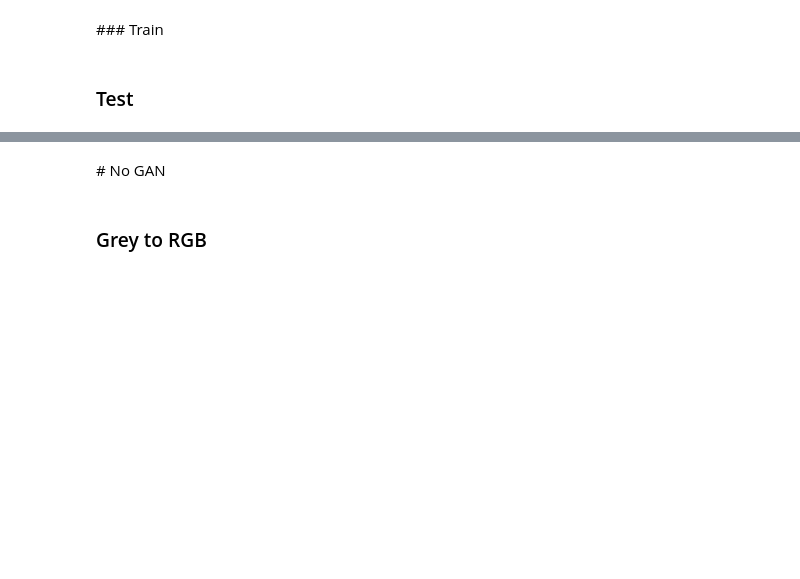
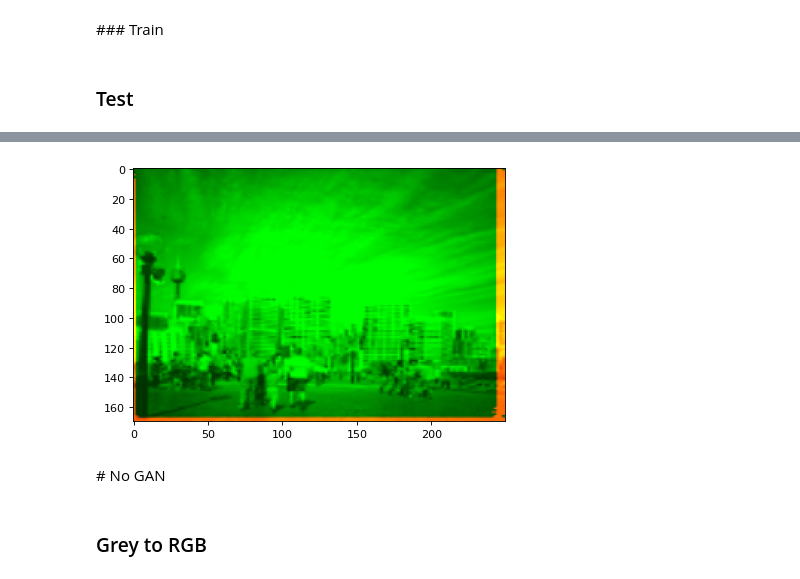
Before and after one commit to IA2021UR/trabajo-ia-en-la-comunidad-de-la-rioja-equipo-4, a Jupyter notebook: comparacion_modelos.ipynb, the cells around one changed output, grey strips where cells are left out. Saved outputs shown, nothing was run; the diff lists cells and outputs as text; code cells hidden in the pictures; blank space fills up the shorter version.

```diff
--- a/comparacion_modelos.ipynb
+++ b/comparacion_modelos.ipynb
@@ -574,3 +584,9 @@ plt.show()
+# %%
+# Get images
+file_paths = glob('./*/*.jpg')
+show_test_image_lab(file_paths[202], generator_unet)
+# %% [output]
+[figure, added]
 # %% [markdown]
 # No GAN
 # %% [markdown]
```
Also changed, not shown: parts of 24 cells of this notebook.
